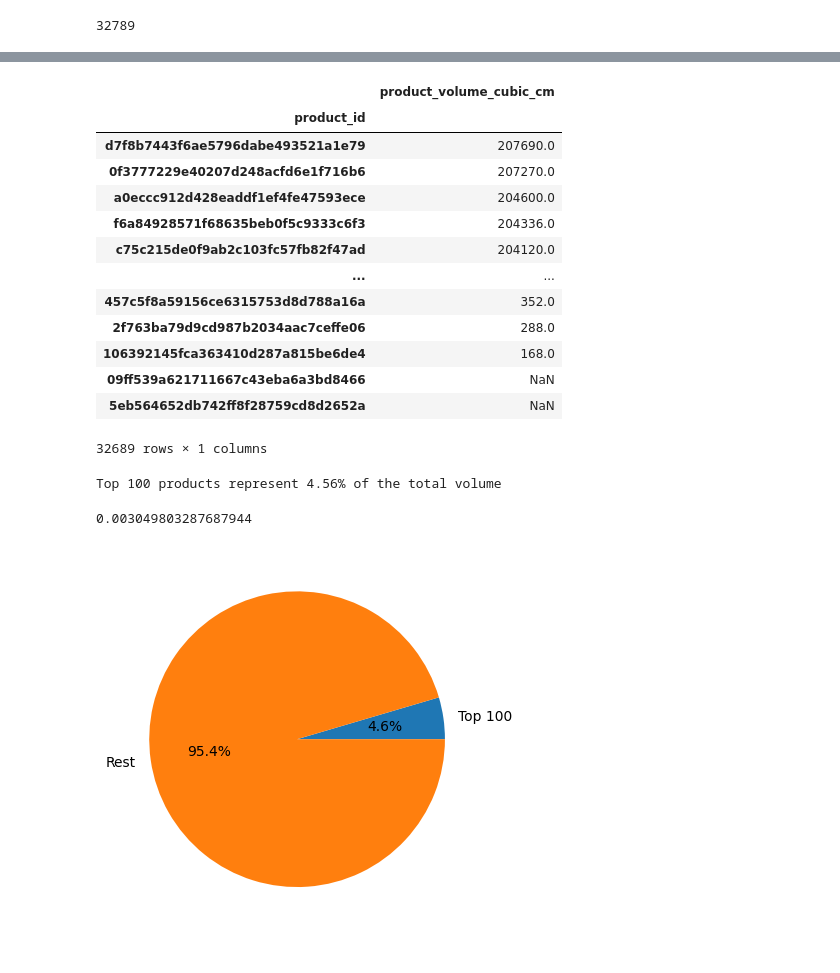
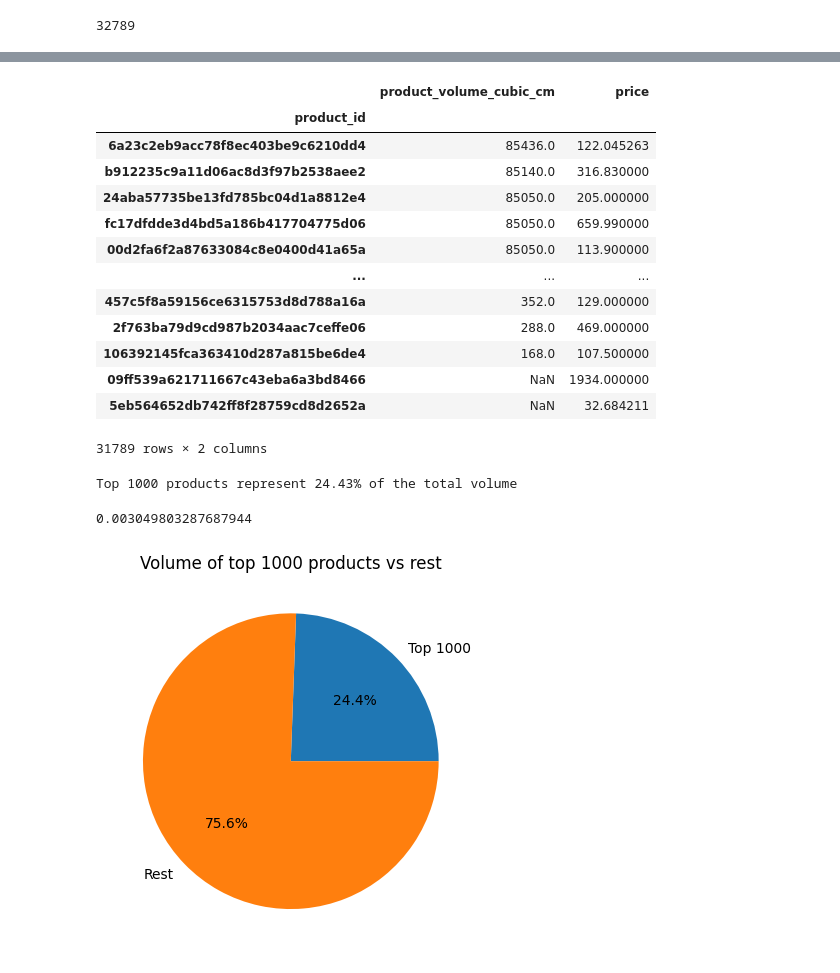
Before and after one commit to Aucorre/projet_filrouge_M1, a Jupyter notebook: Liste_recommendatinos.ipynb, the cells around one changed output, grey strips where cells are left out. Saved outputs shown, nothing was run; the diff lists cells and outputs as text; code cells hidden in the pictures.

```diff
--- a/Liste_recommendatinos.ipynb
+++ b/Liste_recommendatinos.ipynb
@@ -95,6 +95,6 @@ Index(['order_id', 'customer_id', 'order_status', 'order_purchase_timestamp',
        'review_answer_timestamp', 'product_volume_cubic_cm'],
       dtype='object')
 # %%
-grouped_df = df[['product_id', 'product_volume_cubic_cm']].groupby('product_id').mean()
+grouped_df = df[['product_id', 'product_volume_cubic_cm', 'price']].groupby('product_id').mean()
 grouped_df
 # %% [output]
@@ -115,5 +115,5 @@ grouped_df
 # %%
-n = 100
+n = 1000
 # %%
 top_n = grouped_df.sort_values(by = 'product_volume_cubic_cm', ascending = False).head(n)
 rest = grouped_df.sort_values(by = 'product_volume_cubic_cm', ascending = False).tail(grouped_df.shape[0] - n)
@@ -137,24 +137,24 @@ top_n
 # %%
 rest
 # %% [output]
-|  | product_volume_cubic_cm |
-| product_id |  |
-| d7f8b7443f6ae5796dabe493521a1e79 | 207690.0 |
-| 0f3777229e40207d248acfd6e1f716b6 | 207270.0 |
-| a0eccc912d428eaddf1ef4fe47593ece | 204600.0 |
-| f6a84928571f68635beb0f5c9333c6f3 | 204336.0 |
-| c75c215de0f9ab2c103fc57fb82f47ad | 204120.0 |
-| ... | ... |
-| 457c5f8a59156ce6315753d8d788a16a | 352.0 |
-| 2f763ba79d9cd987b2034aac7ceffe06 | 288.0 |
-| 106392145fca363410d287a815be6de4 | 168.0 |
-| 09ff539a621711667c43eba6a3bd8466 | NaN |
-| 5eb564652db742ff8f28759cd8d2652a | NaN |
+|  | product_volume_cubic_cm | price |
+| product_id |  |  |
+| 6a23c2eb9acc78f8ec403be9c6210dd4 | 85436.0 | 122.045263 |
+| b912235c9a11d06ac8d3f97b2538aee2 | 85140.0 | 316.830000 |
+| 24aba57735be13fd785bc04d1a8812e4 | 85050.0 | 205.000000 |
+| fc17dfdde3d4bd5a186b417704775d06 | 85050.0 | 659.990000 |
+| 00d2fa6f2a87633084c8e0400d41a65a | 85050.0 | 113.900000 |
+| ... | ... | ... |
+| 457c5f8a59156ce6315753d8d788a16a | 352.0 | 129.000000 |
+| 2f763ba79d9cd987b2034aac7ceffe06 | 288.0 | 469.000000 |
+| 106392145fca363410d287a815be6de4 | 168.0 | 107.500000 |
+| 09ff539a621711667c43eba6a3bd8466 | NaN | 1934.000000 |
+| 5eb564652db742ff8f28759cd8d2652a | NaN | 32.684211 |
-32689 rows × 1 columns
+31789 rows × 2 columns
 # %%
 top_n_sum = top_n['product_volume_cubic_cm'].sum()
 rest_sum = rest['product_volume_cubic_cm'].sum()
 
 print(f'Top {n} products represent {top_n_sum / (top_n_sum + rest_sum) * 100:.2f}% of the total volume')
 # %% [output]
-Top 100 products represent 4.56% of the total volume
+Top 1000 products represent 24.43% of the total volume
@@ -165,11 +168,11 @@ Top 100 products represent 4.56% of the total volume
 # %%
 ax, fig = plt.subplots()
 
-plt.pie([top_n_sum, rest_sum], labels = ['Top 100', 'Rest'], autopct = '%1.1f%%')
-
+plt.pie([top_n_sum, rest_sum], labels = ['Top 1000', 'Rest'], autopct = '%1.1f%%')
+plt.title('Volume of top 1000 products vs rest')
 plt.show()
 # %% [output]
-[figure, old version]
+[figure, new version]
 # %%
 ax, fig = plt.subplots()
 
```
Also changed, not shown: parts of 8 cells of this notebook.
